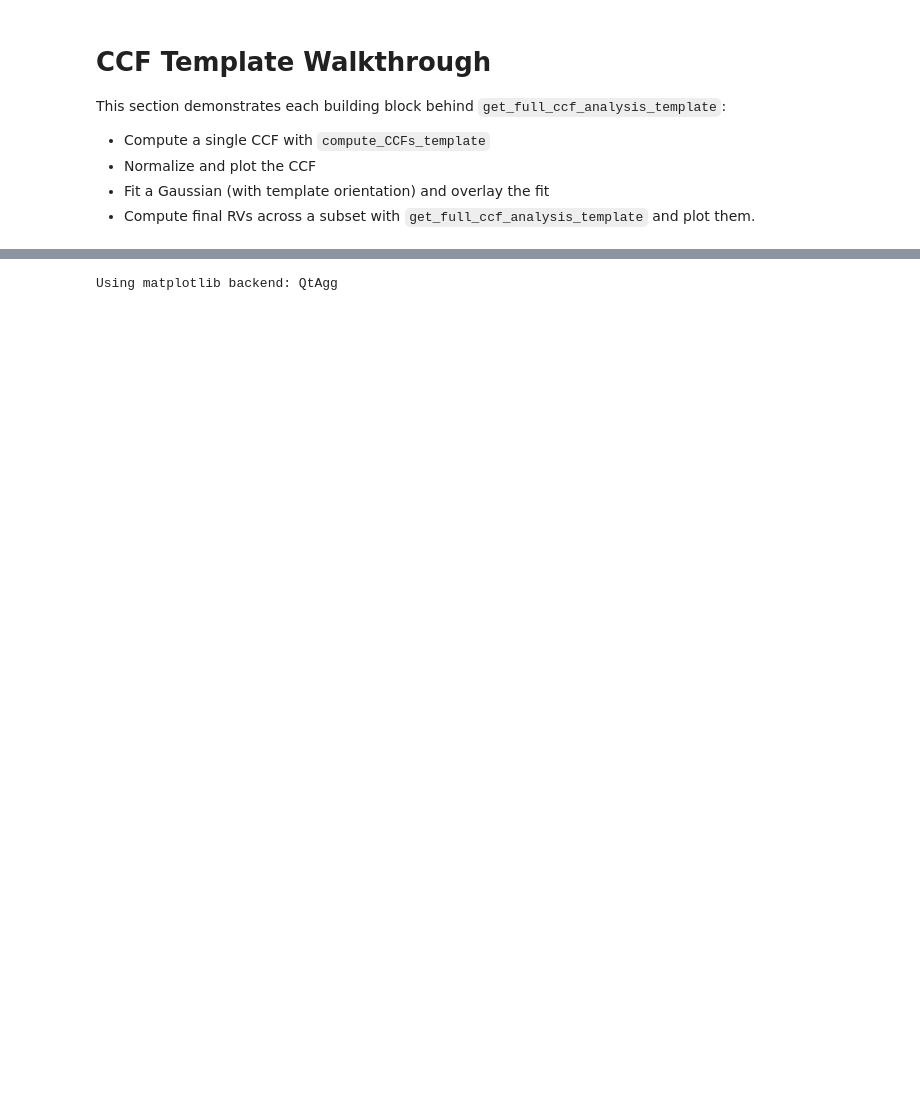
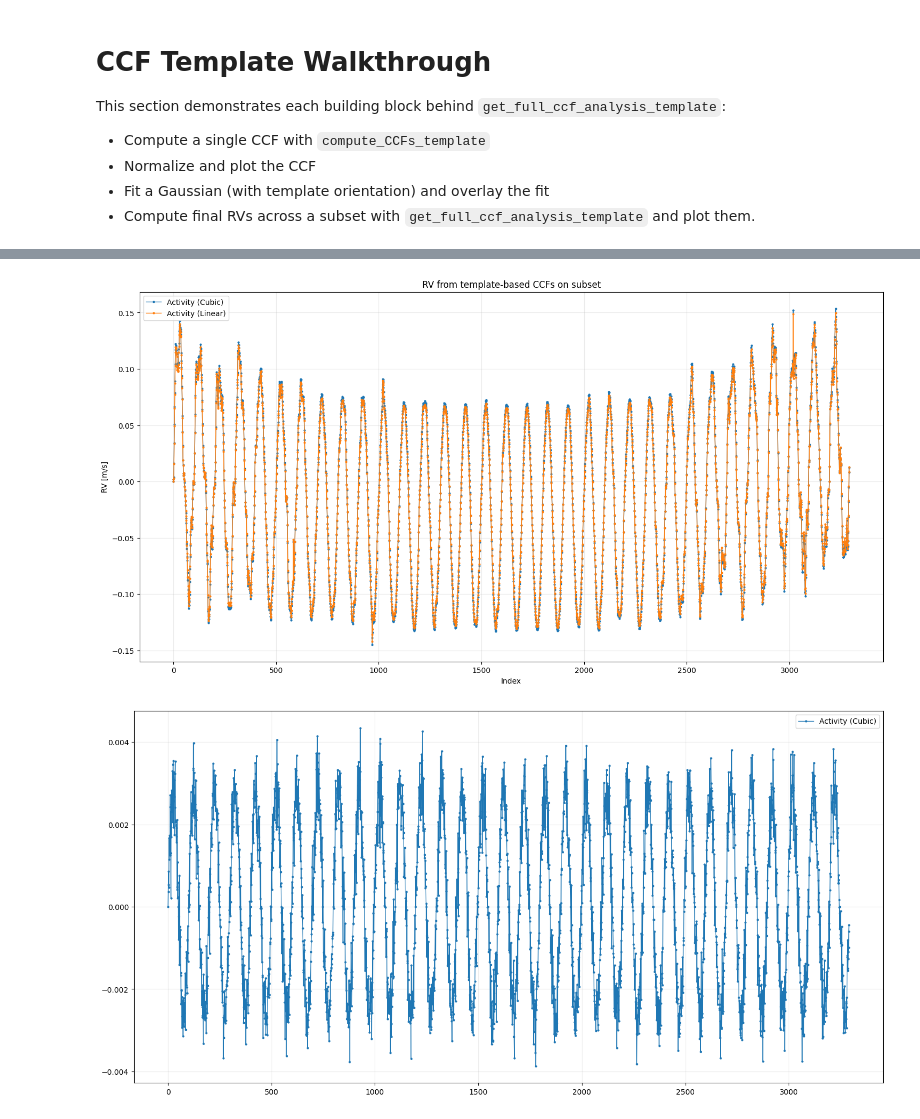
Before and after one commit to theollop/exoplanets_llopis_mary_2025, a Jupyter notebook: notebooks/sandbox.ipynb, the cells around one changed output, grey strips where cells are left out. Saved outputs shown, nothing was run; the diff lists cells and outputs as text; code cells hidden in the pictures; blank space fills up the shorter version.

```diff
--- a/notebooks/sandbox.ipynb
+++ b/notebooks/sandbox.ipynb
@@ -18,8 +19,15 @@ DATASET_PATH = "/home/tliopis/Codes/exoplanets_llopis_mary_2025/data/npz_dataset
 # %%
 # Load dataset and prepare a small subset and v-grid
-npz = np.load(DATASET_PATH, allow_pickle=True)
-spectra = npz["spectra"]            # [N, L]
-wavegrid = npz["wavegrid"]          # [L]
-activity = npz["activity"]          # [N, L]
-template_base = npz["template"]     # [L] or [N, L] depending on dataset
-template_activity = template_base[None, :] + activity
+npz_cubic = np.load(DATASET_CUBIC_PATH, allow_pickle=True)
+spectra_cubic = npz_cubic["spectra"]            # [N, L]
+wavegrid_cubic = npz_cubic["wavegrid"]          # [L]
+activity_cubic = npz_cubic["activity"]          # [N, L]
+template_base_cubic = npz_cubic["template"]     # [L] or [N, L] depending on dataset
+template_activity_cubic = template_base_cubic[None, :] + activity_cubic
+
+npz_linear = np.load(DATASET_LINEAR_PATH, allow_pickle=True)
+spectra_linear = npz_linear["spectra"]            # [N, L]
+wavegrid_linear = npz_linear["wavegrid"]          # [L]
+activity_linear = npz_linear["activity"]          # [N, L]
+template_base_linear = npz_linear["template"]     # [L] or [N, L] depending on dataset
+template_activity_linear = template_base_linear[None, :] + activity_linear
@@ -73,15 +99,31 @@ Performance estimée : 34.0 GFLOPS
 # %%
-%matplotlib
-rvs_activity = full_res_templateactivity["rv"]
-rvs_template = full_res_template["rv"]
+%matplotlib inline
+
+rvs_activity_cubic = res_cubic["rv"]
+rvs_activity_linear = res_linear["rv"]
+
 plt.figure(figsize=(18, 9))
-plt.plot(np.arange(len(rvs_activity)), rvs_activity, marker='o', ms=2, lw=1, label="Activity")
-plt.plot(np.arange(len(rvs_template)), rvs_template, marker='o', ms=2, lw=1, label="Template")
+plt.plot(np.arange(len(rvs_activity_cubic)), rvs_activity_cubic - rvs_activity_cubic[0], marker='o', ms=2, lw=1, label="Activity (Cubic)")
+plt.plot(np.arange(len(rvs_activity_linear)), rvs_activity_linear - rvs_activity_linear[0], marker='o', ms=2, lw=1, label="Activity (Linear)")
 plt.xlabel("Index")
 plt.ylabel("RV [m/s]")
 plt.title("RV from template-based CCFs on subset")
 plt.legend()
 plt.grid(True, alpha=0.25)
 plt.show()
+
+plt.figure(figsize=(18, 9))
+plt.plot(
+    np.arange(len(rvs_activity_cubic)),
+    rvs_activity_cubic - rvs_activity_linear,
+    marker="o",
+    ms=2,
+    lw=1,
+    label="Activity (Cubic)",
+)
+plt.legend()
+plt.grid(True, alpha=0.25)
+plt.show()
 # %% [output]
-Using matplotlib backend: QtAgg
+[figure, added]
+[figure, added]
```
Also changed, not shown: parts of 4 cells of this notebook, 10 other files.
